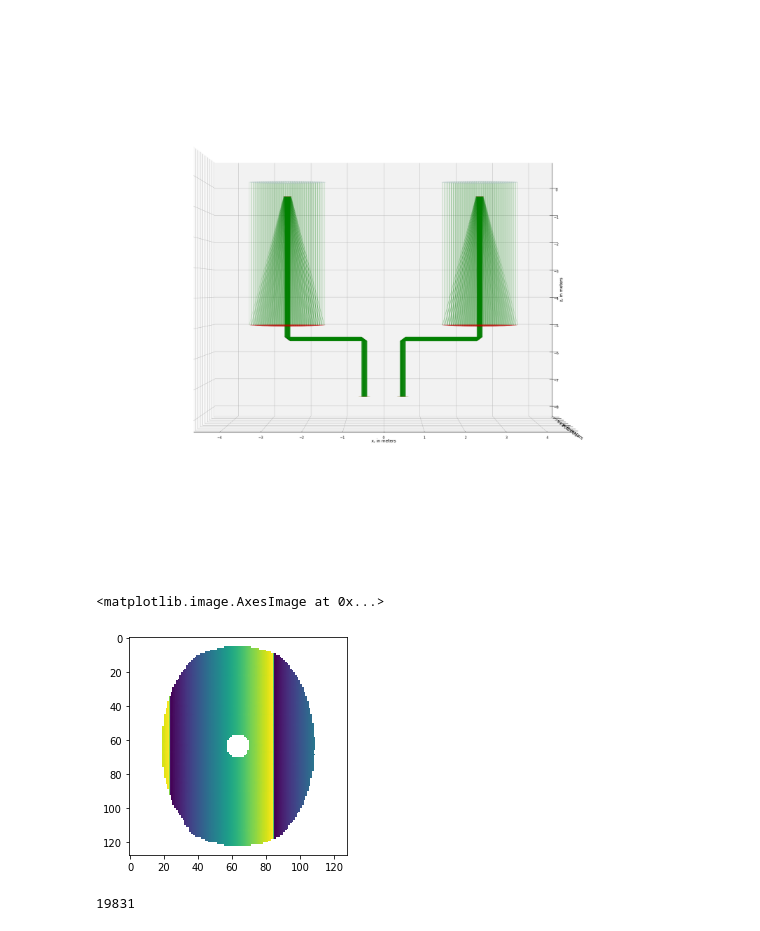
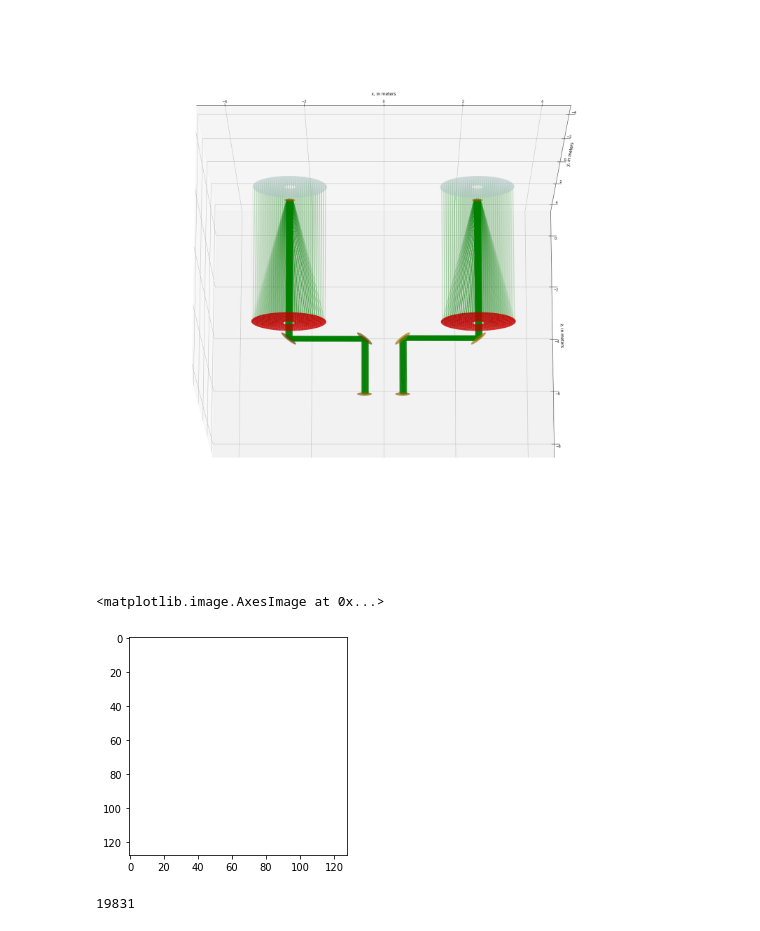
Before and after one commit to pigsboss/pimms, a Jupyter notebook: notes/raytracing.ipynb, the cells around one changed output. Saved outputs shown, nothing was run; the diff lists cells and outputs as text; code cells hidden in the pictures.

```diff
--- a/notes/raytracing.ipynb
+++ b/notes/raytracing.ipynb
@@ -1,29 +1,29 @@
 # %%
 import pimms.optics as op
 import copy
 reload(op)
 assembly=op.PhotonCollector()
 m3=copy.deepcopy(assembly.parts[-1])
 m3.boundary=(0,1)
 m3.p[0]=2.
-d1=op.Detector(m3.d_out, 128, p=np.copy(m3.p))
+d1=op.Detector(m3.d_out/2., 128, p=np.copy(m3.p))
 d1.p[2]=d1.p[2]-2
 assembly.add_part(m3)
 assembly.add_part(d1)
 new_assembly=copy.deepcopy(assembly)
 assembly.move([-2.5,0,0])
 new_assembly.rotate(op.quat.from_angles(np.pi, 0.))
 new_assembly.move([+2.5,0,0])
 assembly.join(new_assembly)
 del new_assembly
-s=op.LightSource((np.pi,np.deg2rad(1e-1/3600.),np.inf))
+s=op.LightSource((np.pi,np.deg2rad(1e-2),np.inf))
 p,q=s(assembly.get_entrance(), 1000, 1, sampling='dizzle')
 trace,seq=assembly.trace(q,steps=6)
 fig=plt.figure(figsize=(30,30))
 ax=fig.add_subplot(111,projection='3d')
-trigs,zs,extent=assembly.draw(axes=ax,draw_virtual=True,raytrace=trace,view_angles=(0, -90))
+trigs,zs,extent=assembly.draw(axes=ax,draw_virtual=True,raytrace=trace,view_angles=(-15, -90))
 # %% [output]
-[figure, old version]
+[figure, new version]
 # %%
 dets=assembly.get_detectors()
 dets[0].photon_buffer=np.empty((0,),dtype=op.sptype)
@@ -33,7 +33,7 @@ for i in range(4):
 plt.imshow(dets[0].readout(clear_buffer=False)[1])
 # %% [output]
 <matplotlib.image.AxesImage at 0x...>
-[figure, old version]
+[figure, new version]
 # %%
 q.size
 # %% [output]
```
Also changed, not shown: 1 other file.
